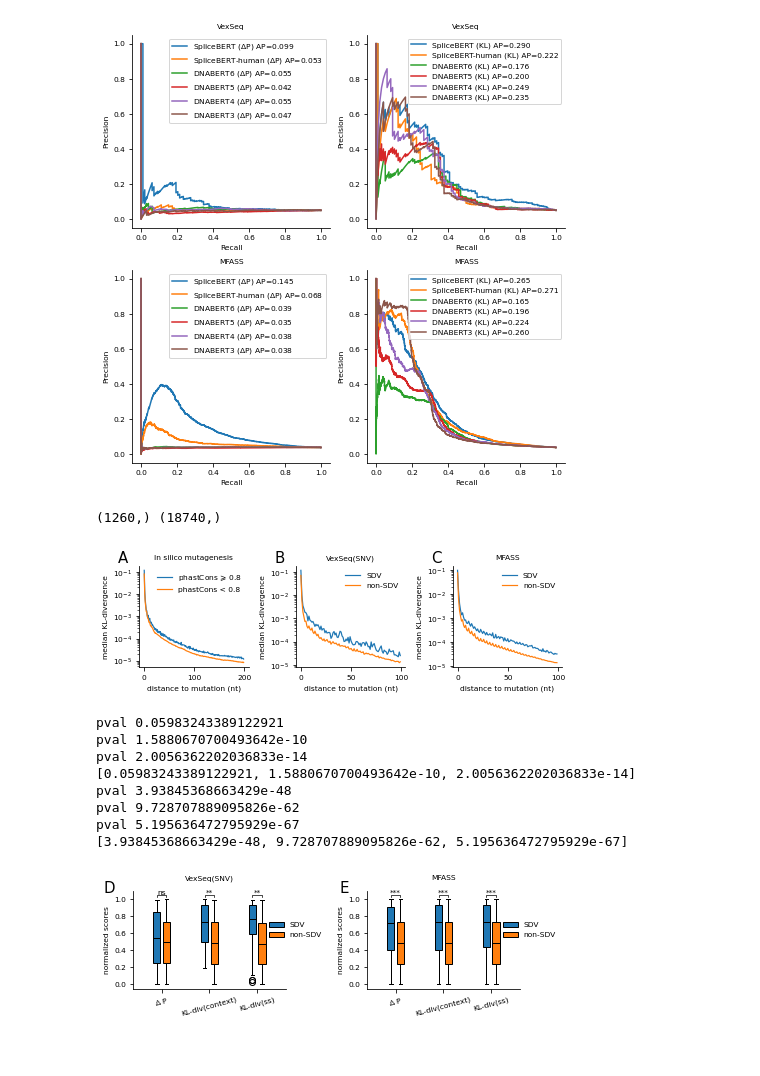
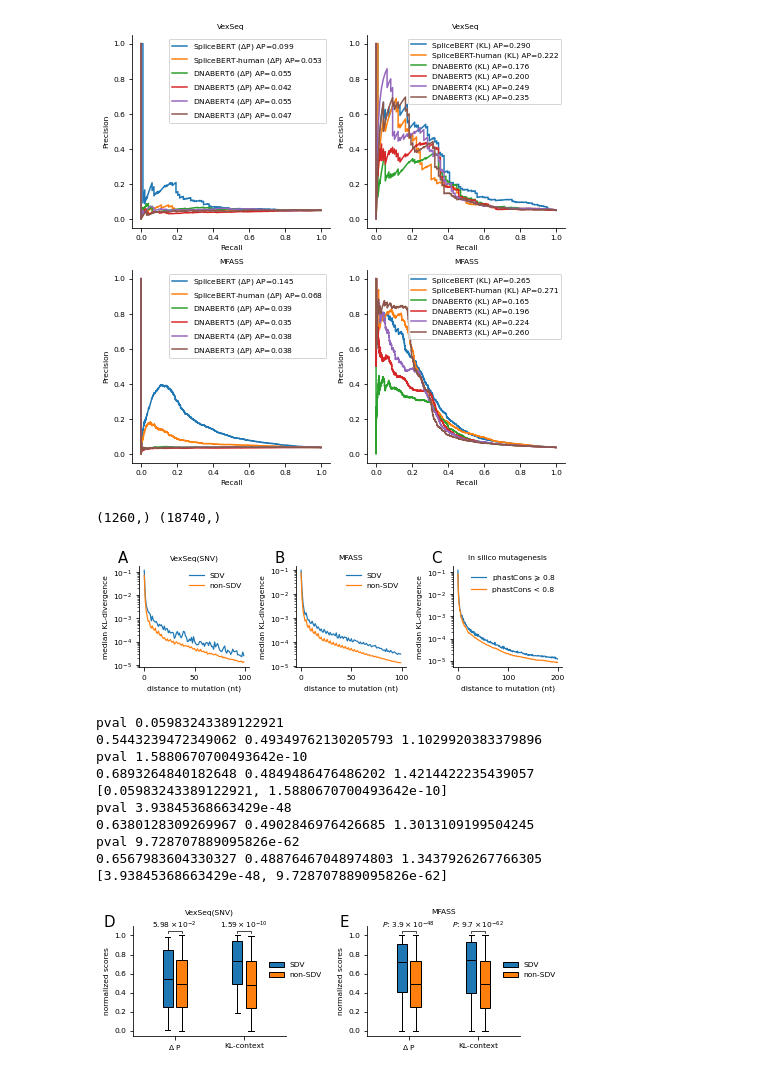
Before and after one commit to chenkenbio/SpliceBERT, a Jupyter notebook: examples/01-variant/variant_analysis.ipynb, the cells around one changed output. Saved outputs shown, nothing was run; the diff lists cells and outputs as text; code cells hidden in the pictures.

```diff
--- a/examples/01-variant/variant_analysis.ipynb
+++ b/examples/01-variant/variant_analysis.ipynb
@@ -106,8 +106,8 @@ fig, axes = plt.subplots(nrows=1, ncols=3, figsize=get_figure_size(width=0.8, he
 size = 200
 lw = 1.2
 
-ax = axes[0]
-ax.text(-0.1, 1.15, "A", transform=ax.transAxes, fontsize=15, fontweight='normal', va='top', ha='right')
+ax = axes[2]
+ax.text(-0.1, 1.15, "C", transform=ax.transAxes, fontsize=15, fontweight='normal', va='top', ha='right')
 g1 = np.where((cons_all_phastcons >= 0.8))[0]
 g2 = np.where((cons_all_phastcons < 0.8))[0]
 print(g1.shape, g2.shape)
@@ -120,8 +120,8 @@ ax.set_yscale("log")
 ax.set_ylabel("median KL-divergence")
 ax.set_xlabel("distance to mutation (nt)")
 
-ax = axes[1]
-ax.text(-0.1, 1.15, "B", transform=ax.transAxes, fontsize=15, fontweight='normal', va='top', ha='right')
+ax = axes[0]
+ax.text(-0.1, 1.15, "A", transform=ax.transAxes, fontsize=15, fontweight='normal', va='top', ha='right')
 d = pickle.load(open("./output/vexseq.SpliceBERT.output.pkl", 'rb'))
 wt_logits, mt_logits, all_kl, masked_probs, vexseq_prob_change_scores, donor_starts, donor_ends, acceptor_starts, acceptor_ends, vexseq_donor_kl, vexseq_acceptor_kl, flanking_kl, vexseq_kl_distance, vexseq_phastcons_scores, vexseq_phylop_scores, ref_psi, vexseq_delta_psi, vexseq_is_exonic, vexseq_distance, labels, dataset = d.values()
 g1 = vexseq_delta_psi < vexseq_cutoff
@@ -135,8 +135,8 @@ ax.set_title("VexSeq(SNV)")
 ax.legend(frameon=False)
 set_spines(ax)
 
-ax = axes[2]
-ax.text(-0.1, 1.15, "C", transform=ax.transAxes, fontsize=15, fontweight='normal', va='top', ha='right')
+ax = axes[1]
+ax.text(-0.1, 1.15, "B", transform=ax.transAxes, fontsize=15, fontweight='normal', va='top', ha='right')
 d = pickle.load(open("./output/mfass.SpliceBERT.output.pkl", 'rb'))
 wt_logits, mt_logits, all_kl, masked_probs, mfass_prob_change_scores, donor_starts, donor_ends, acceptor_starts, acceptor_ends, mfass_donor_kl, mfass_acceptor_kl, flanking_kl, mfass_kl_distance, mfass_phastcons_scores, mfass_phylop_scores, ref_psi, mfass_delta_psi, mfass_is_exonic, mfass_distance, mfass_labels, dataset = d.values()
 g1 = mfass_delta_psi < -0.5
@@ -157,4 +157,4 @@ plt.savefig("./Figure_2ABC.jpg", dpi=600)
 plt.show()
 # %% [output]
 (1260,) (18740,)
-[figure, old version]
+[figure, new version]
@@ -165,40 +167,34 @@ shift = 0.10
 fig, axes = plt.subplots(nrows=1, ncols=2, figsize=get_figure_size(0.8, 0.8/3))
 ax = axes[0]
 ax.text(-0.12, 1.1, "D", transform=ax.transAxes, fontsize=15, fontweight='normal', va='top', ha='right')
-inds = np.arange(3)
+inds = np.arange(2)
 box_opts = {"medianprops": {"color": "black"}}
 # keep = np.arange(len(vexseq_is_exonic)) # np.logical_or(vexseq_is_exonic, abs(vexseq_distance) > 2)
 keep = np.logical_or(vexseq_is_exonic.astype(np.bool8), abs(vexseq_distance) > 2)
 plot_data_sdv = [
     to_rank(-vexseq_prob_change_scores)[keep][vexseq_delta_psi[keep] < vexseq_cutoff],
     to_rank(np.log(np.clip(vexseq_kl_distance, a_min=1e-6, a_max=np.inf)).sum(axis=1))[keep][vexseq_delta_psi[keep] < vexseq_cutoff],
-    to_rank(vexseq_donor_kl + vexseq_acceptor_kl)[keep][vexseq_delta_psi[keep]< vexseq_cutoff]
+    # to_rank(vexseq_donor_kl + vexseq_acceptor_kl)[keep][vexseq_delta_psi[keep]< vexseq_cutoff]
 ]
 bp1 = ax.boxplot(x=plot_data_sdv, positions=inds - shift, widths=w, patch_artist=True, boxprops=dict(facecolor="tab:blue"), **box_opts)
 plot_data_nonsdv = [
     to_rank(-vexseq_prob_change_scores)[keep][vexseq_delta_psi[keep] >= vexseq_cutoff],
     to_rank(np.log(np.clip(vexseq_kl_distance, a_min=1e-6, a_max=np.inf)).sum(axis=1))[keep][vexseq_delta_psi[keep] >= vexseq_cutoff],
-    to_rank(vexseq_donor_kl + vexseq_acceptor_kl)[keep][vexseq_delta_psi[keep] >= vexseq_cutoff]
+    # to_rank(vexseq_donor_kl + vexseq_acceptor_kl)[keep][vexseq_delta_psi[keep] >= vexseq_cutoff]
 ]
 bp2 = ax.boxplot(x=plot_data_nonsdv, positions=inds + shift, widths=w, patch_artist=True, boxprops=dict(facecolor="tab:orange"), **box_opts)
-for i in range(3):
+for i in range(2):
     x1, x2 = inds[i] - shift, inds[i] + shift
     pval = ttest_ind(plot_data_sdv[i], plot_data_nonsdv[i], alternative="greater").pvalue
     print("pval", pval)
-    if pval < 1e-6:
-        mark = "**"
-    elif pval < 1e-3:
-        mark = "*"
-    elif pval < 0.05:
-        mark = "*"
-    else:
-        mark = "ns"
+    print(plot_data_sdv[i].mean(), plot_data_nonsdv[i].mean(), plot_data_sdv[i].mean() / plot_data_nonsdv[i].mean())
+    mark = scientific_notation(pval, 2)
     y, h, col = 1, 0.05, 'k'
     ax.plot([x1, x1, x2, x2], [y + h/2, y+h, y+h, y+h/2], lw=.7, c=col)
     ax.text((x1+x2)*.5, y+h, mark, ha='center', va='bottom', color=col)
 
 ax.set_xticks(inds)
-ax.set_xticklabels([r"$\Delta$ P", "KL-div(context)", "KL-div(ss)"], rotation=15, ha="center")
+ax.set_xticklabels([r"$\Delta$ P", "KL-context"], rotation=0, ha="center")
 ax.set_ylabel("normalized scores")
 ax.set_title("VexSeq(SNV)", y=1.05)
 ax.legend([bp1["boxes"][0], bp2["boxes"][0]], ['SDV', 'non-SDV'], loc='right', frameon=False, bbox_to_anchor=(1.28, 0.6))
@@ -207,61 +203,57 @@ print([ttest_ind(x, y, alternative="greater").pvalue for x, y in zip(plot_data_s
 
 ax = axes[1]
 ax.text(-0.12, 1.1, "E", transform=ax.transAxes, fontsize=15, fontweight='normal', va='top', ha='right')
-inds = np.arange(3)
+inds = np.arange(2)
 box_opts = {"medianprops": {"color": "black"}}
 # keep = np.arange(len(mfass_is_exonic)) # np.logical_or(mfass_is_exonic, abs(mfass_distance) > 2)
 keep = np.logical_or(mfass_is_exonic.astype(np.bool8), abs(mfass_distance) > 2)
 plot_data_sdv = [
     to_rank(-mfass_prob_change_scores)[keep][mfass_delta_psi[keep] < mfass_cutoff],
     to_rank(np.log(np.clip(mfass_kl_distance, a_min=1e-6, a_max=np.inf)).sum(axis=1))[keep][mfass_delta_psi[keep] < mfass_cutoff],
-    to_rank(mfass_donor_kl + mfass_acceptor_kl)[keep][mfass_delta_psi[keep] < mfass_cutoff]
+    # to_rank(mfass_donor_kl + mfass_acceptor_kl)[keep][mfass_delta_psi[keep] < mfass_cutoff]
 ]
 bp1 = ax.boxplot(x=plot_data_sdv, positions=inds - shift, widths=w, patch_artist=True, boxprops=dict(facecolor="tab:blue"), **box_opts)
 plot_data_nonsdv = [
     to_rank(-mfass_prob_change_scores)[keep][mfass_delta_psi[keep] >= mfass_cutoff],
     to_rank(np.log(np.clip(mfass_kl_distance, a_min=1e-6, a_max=np.inf)).sum(axis=1))[keep][mfass_delta_psi[keep] >= mfass_cutoff],
-    to_rank(mfass_donor_kl + mfass_acceptor_kl)[keep][mfass_delta_psi[keep] >= mfass_cutoff]
+    # to_rank(mfass_donor_kl + mfass_acceptor_kl)[keep][mfass_delta_psi[keep] >= mfass_cutoff]
 ]
 bp2 = ax.boxplot(x=plot_data_nonsdv, positions=inds + shift, widths=w, patch_artist=True, boxprops=dict(facecolor="tab:orange"), **box_opts)
 # add significance lines
-for i in range(3):
+for i in range(2):
     x1, x2 = inds[i] - shift, inds[i] + shift
     pval = ttest_ind(plot_data_sdv[i], plot_data_nonsdv[i], alternative="greater").pvalue
     print("pval", pval)
-    if pval < 1e-6:
-        mark = "***"
-    elif pval < 1e-3:
-        mark = "**"
-    elif pval < 0.05:
-        mark = "*"
-    else:
-        mark = "ns"
+    print(plot_data_sdv[i].mean(), plot_data_nonsdv[i].mean(), plot_data_sdv[i].mean() / plot_data_nonsdv[i].mean())
+    mark = r"$P$: {}".format(scientific_notation(pval, decimal=1))
     y, h, col = 1, 0.05, 'k'
     ax.plot([x1, x1, x2, x2], [y + h/2, y+h, y+h, y+h/2], lw=.7, c=col)
     ax.text((x1+x2)*.5, y+h, mark, ha='center', va='bottom', color=col)
 ax.set_xticks(inds)
-ax.set_xticklabels([r"$\Delta$ P", "KL-div(context)", "KL-div(ss)"], rotation=15)
+ax.set_xticklabels([r"$\Delta$ P", "KL-context"], rotation=0)
 ax.set_ylabel("normalized scores")
 ax.set_title("MFASS", y=1.05)
 ax.legend([bp1["boxes"][0], bp2["boxes"][0]], ['SDV', 'non-SDV'], loc='right', frameon=False, bbox_to_anchor=(1.28, 0.6))
 print([ttest_ind(x, y, alternative="greater").pvalue for x, y in zip(plot_data_sdv, plot_data_nonsdv)])
 
 set_spines(ax)
 
 plt.tight_layout()
-plt.savefig("./Figure_2DE.svg")
-plt.savefig("./Figure_2DE.jpg", dpi=600)
+# plt.savefig("./Figure_2DE.svg")
+# plt.savefig("./Figure_2DE.jpg", dpi=600)
 plt.show()
 # %% [output]
 pval 0.05983243389122921
+0.5443239472349062 0.49349762130205793 1.1029920383379896
 pval 1.5880670700493642e-10
-pval 2.0056362202036833e-14
-[0.05983243389122921, 1.5880670700493642e-10, 2.0056362202036833e-14]
+0.6893264840182648 0.4849486476486202 1.4214422235439057
+[0.05983243389122921, 1.5880670700493642e-10]
 pval 3.93845368663429e-48
+0.6380128309269967 0.4902846976426685 1.3013109199504245
 pval 9.728707889095826e-62
-pval 5.195636472795929e-67
-[3.93845368663429e-48, 9.728707889095826e-62, 5.195636472795929e-67]
+0.6567983604330327 0.48876467048974803 1.3437926267766305
+[3.93845368663429e-48, 9.728707889095826e-62]
-[figure, old version]
+[figure, new version]
 # %%
 # output = "./output/{}.{}.output.pkl".format(name.lower(), method)
 wt_logits, mt_logits, all_kl, masked_probs, prob_change_scores, donor_starts, donor_ends, acceptor_starts, acceptor_ends, donor_kl, acceptor_kl, flanking_kl, kl_distance, phastcons_scores, phylop_scores, ref_psi, delta_psi, is_exonic, distance, labels, dataset  = \
```
Also changed, not shown: parts of 2 cells of this notebook, 4 other files.
